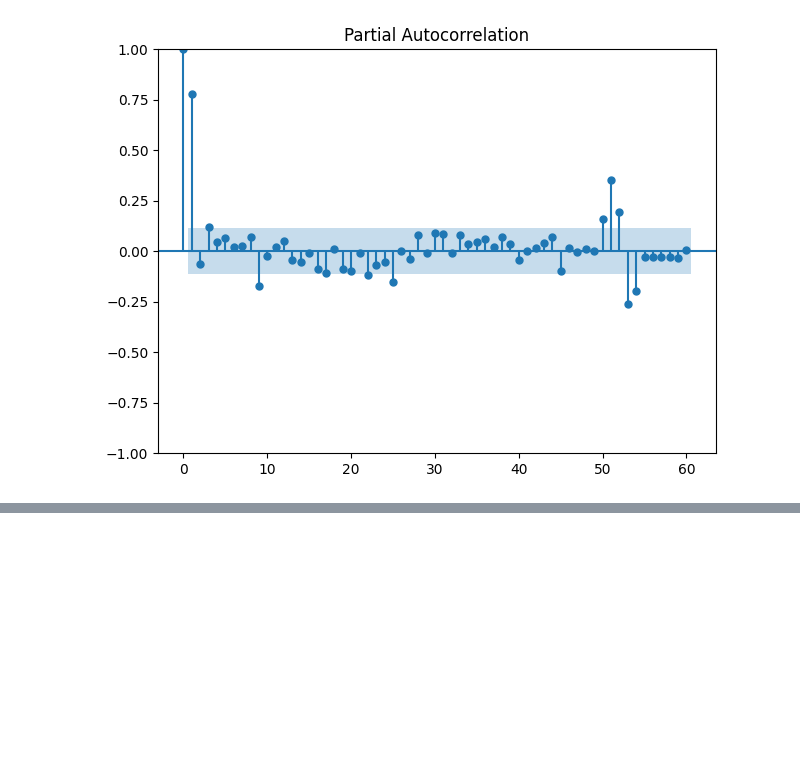
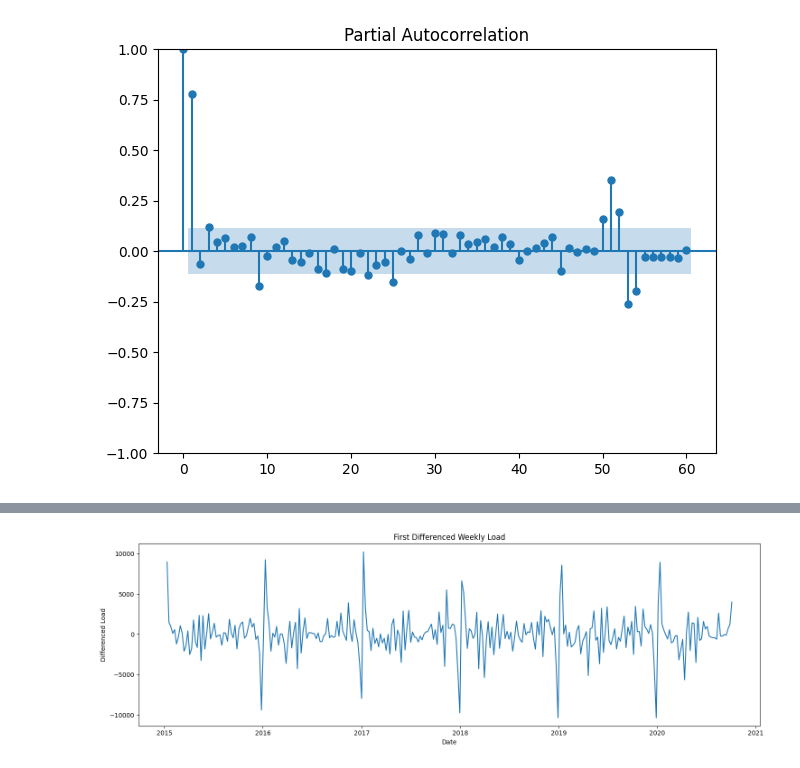
Before and after one commit to dekshinaudayan/german-electricity-demand-forecasting, a Jupyter notebook: notebooks/02_Stationarity_Analysis.ipynb, the cells around one changed output, grey strips where cells are left out. Drawn from its saved outputs; the diff is of its cells as text; code cells hidden in the pictures; blank space fills up the shorter version.

Commit message:
Add first differencing

```diff
--- a/notebooks/02_Stationarity_Analysis.ipynb
+++ b/notebooks/02_Stationarity_Analysis.ipynb
@@ -176,0 +181,27 @@ plt.show()
+# %%
+weekly_diff = weekly_load["load"].diff()
+
+plt.figure(figsize=(15,5))
+
+plt.plot(
+    weekly_diff
+)
+
+plt.title(
+    "First Differenced Weekly Load"
+)
+
+plt.xlabel("Date")
+plt.ylabel("Differenced Load")
+
+plt.tight_layout()
+
+plt.savefig(
+    "first_difference.png",
+    dpi=300,
+    bbox_inches="tight"
+)
+
+plt.show()
+# %% [output]
+[figure, added]
```
Also changed, not shown: parts of 1 cell of this notebook.
